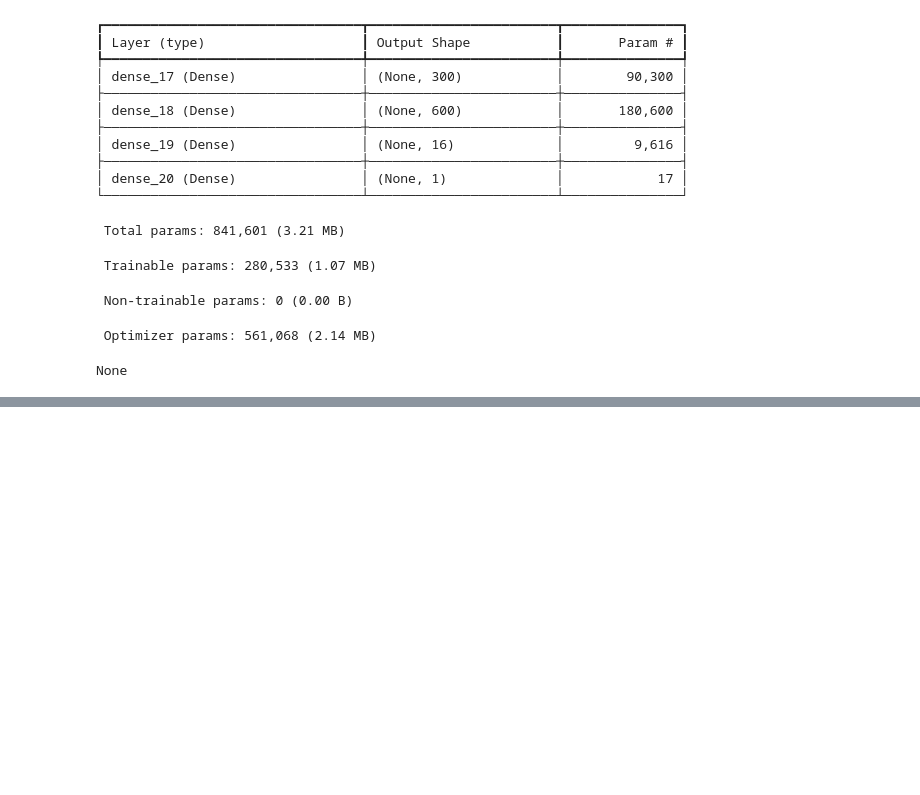
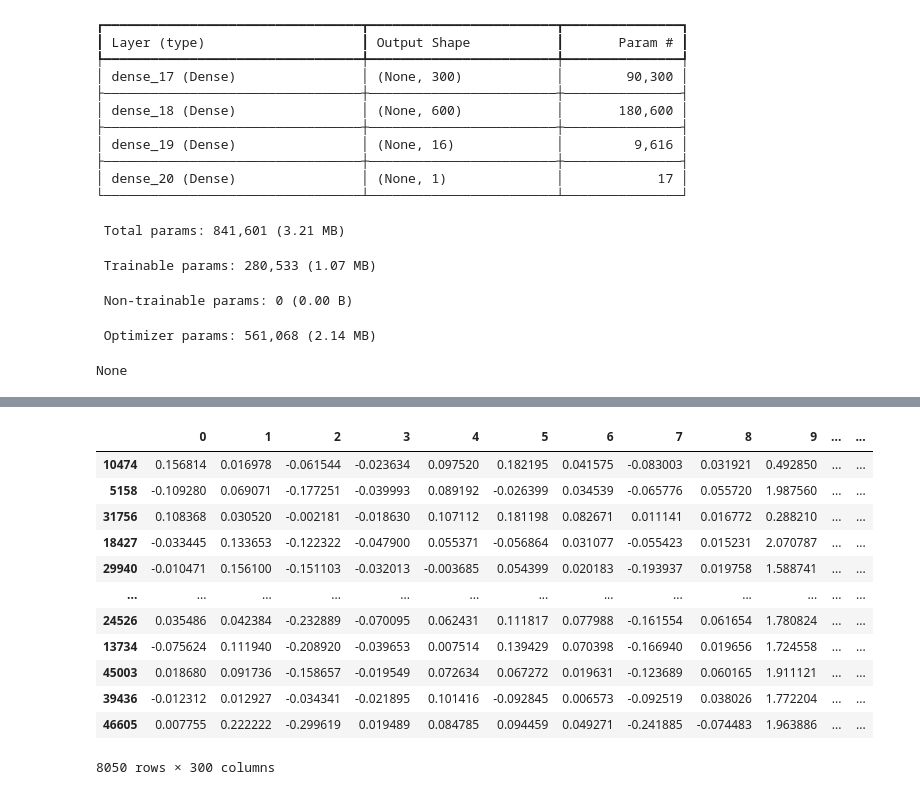
Before and after one commit to LouisBuret/EmailClassification, a Jupyter notebook: main.ipynb, the cells around one changed output, grey strips where cells are left out. Saved outputs shown, nothing was run; the diff lists cells and outputs as text; code cells hidden in the pictures; blank space fills up the shorter version.

```diff
--- a/main.ipynb
+++ b/main.ipynb
@@ -296,0 +305,16 @@ preprocess(my_mail)
+# %%
+x_test_dl
+# %% [output]
+|  | 0 | 1 | 2 | 3 | 4 | 5 | 6 | 7 | 8 | 9 | ... | ... |
+| 10474 | 0.156814 | 0.016978 | -0.061544 | -0.023634 | 0.097520 | 0.182195 | 0.041575 | -0.083003 | 0.031921 | 0.492850 | ... | ... |
+| 5158 | -0.109280 | 0.069071 | -0.177251 | -0.039993 | 0.089192 | -0.026399 | 0.034539 | -0.065776 | 0.055720 | 1.987560 | ... | ... |
+| 31756 | 0.108368 | 0.030520 | -0.002181 | -0.018630 | 0.107112 | 0.181198 | 0.082671 | 0.011141 | 0.016772 | 0.288210 | ... | ... |
+| 18427 | -0.033445 | 0.133653 | -0.122322 | -0.047900 | 0.055371 | -0.056864 | 0.031077 | -0.055423 | 0.015231 | 2.070787 | ... | ... |
+| 29940 | -0.010471 | 0.156100 | -0.151103 | -0.032013 | -0.003685 | 0.054399 | 0.020183 | -0.193937 | 0.019758 | 1.588741 | ... | ... |
+| ... | ... | ... | ... | ... | ... | ... | ... | ... | ... | ... | ... | ... |
+| 24526 | 0.035486 | 0.042384 | -0.232889 | -0.070095 | 0.062431 | 0.111817 | 0.077988 | -0.161554 | 0.061654 | 1.780824 | ... | ... |
+| 13734 | -0.075624 | 0.111940 | -0.208920 | -0.039653 | 0.007514 | 0.139429 | 0.070398 | -0.166940 | 0.019656 | 1.724558 | ... | ... |
+| 45003 | 0.018680 | 0.091736 | -0.158657 | -0.019549 | 0.072634 | 0.067272 | 0.019631 | -0.123689 | 0.060165 | 1.911121 | ... | ... |
+| 39436 | -0.012312 | 0.012927 | -0.034341 | -0.021895 | 0.101416 | -0.092845 | 0.006573 | -0.092519 | 0.038026 | 1.772204 | ... | ... |
+| 46605 | 0.007755 | 0.222222 | -0.299619 | 0.019489 | 0.084785 | 0.094459 | 0.049271 | -0.241885 | -0.074483 | 1.963886 | ... | ... |
+8050 rows × 300 columns
```
Also changed, not shown: parts of 17 cells of this notebook.
